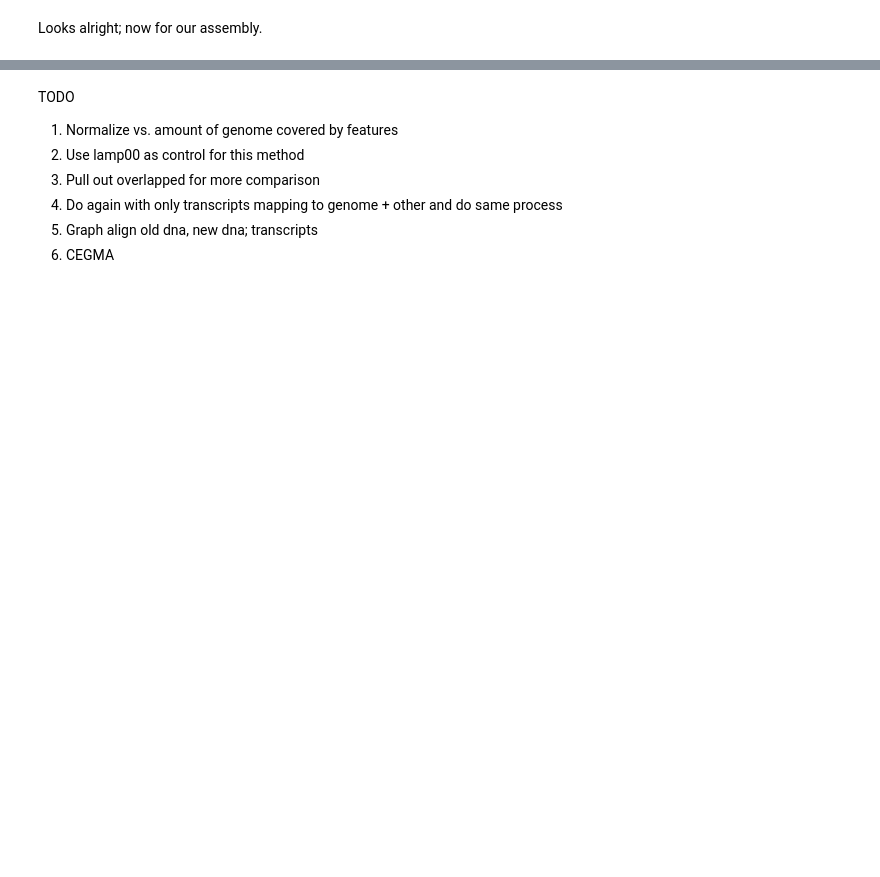
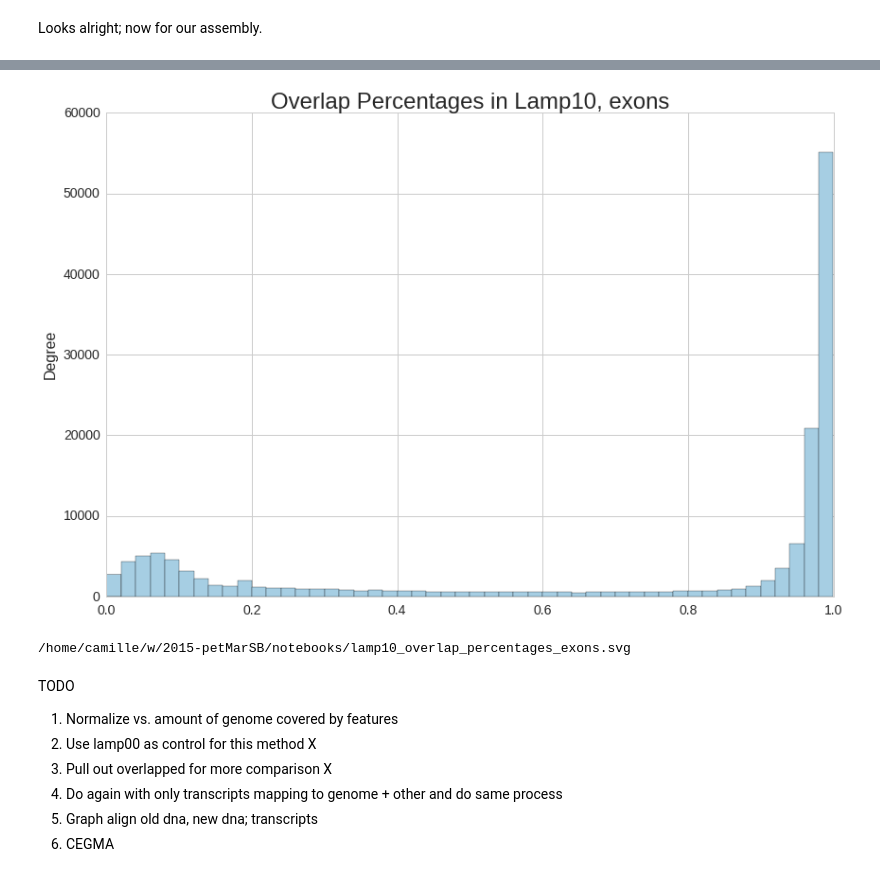
Before and after one commit to standage/2015-petMarSB, a Jupyter notebook: notebooks/petmar-cross-validate.ipynb, the cells around one changed output, grey strips where cells are left out. Saved outputs shown, nothing was run; the diff lists cells and outputs as text; code cells hidden in the pictures; blank space fills up the shorter version.

```diff
--- a/notebooks/petmar-cross-validate.ipynb
+++ b/notebooks/petmar-cross-validate.ipynb
@@ -213,0 +340,2 @@ quantify_overlaps(lamp03_pM_df)
+# %%
+lamp10_overlaps = get_overlaps(lamp10_pM_df, petMar2_idb)
@@ -213,0 +366,6 @@ quantify_overlaps(lamp03_pM_df)
+# %%
+with FigManager('lamp10_overlap_type_counts', figsize=norm_size, show=True) as (fig, ax):
+    lamp10_overlaps[lamp10_overlaps.feature.isin(['exon', 'CDS', 'gene'])].\
+        groupby('overlap_type').count().length.plot(kind='bar', fig=fig, ax=ax)
+    ax.set_title('Overlap Type Counts in Lamp10')
+FileLink('lamp10_overlap_type_counts.svg')
@@ -213,0 +375,5 @@ quantify_overlaps(lamp03_pM_df)
+# %%
+with FigManager('lamp10_overlap_percentages_all', figsize=norm_size, show=True) as (fig, ax):
+    lamp10_overlaps[lamp10_overlaps.overlap_type == 'overlaps'].percent.plot(kind='hist', fig=fig, ax=ax, bins=50)
+    ax.set_title('Overlap Percentages in Lamp10, all Features')
+FileLink('lamp10_overlap_percentages_all.svg')
@@ -214,8 +383,18 @@ quantify_overlaps(lamp03_pM_df)
+# %%
+with FigManager('lamp10_overlap_percentages_exons', figsize=norm_size, show=True) as (fig, ax):
+    lamp10_overlaps[(lamp10_overlaps.overlap_type == 'overlaps') & \
+                    (lamp10_overlaps.feature == 'exon')].percent.plot(kind='hist',
+                                                                                             fig=fig, ax=ax, bins=50)
+    ax.set_title('Overlap Percentages in Lamp10, exons')
+FileLink('lamp10_overlap_percentages_exons.svg')
+# %% [output]
+[figure, added]
+/home/camille/w/2015-petMarSB/notebooks/lamp10_overlap_percentages_exons.svg
 # %% [markdown]
 TODO
 1. Normalize vs. amount of genome covered by features
-2. Use lamp00 as control for this method
-3. Pull out overlapped for more comparison
+2. Use lamp00 as control for this method X
+3. Pull out overlapped for more comparison X
 4. Do again with only transcripts mapping to genome + other and do same process
 5. Graph align old dna, new dna; transcripts
 6. CEGMA
```
Also changed, not shown: parts of 43 cells of this notebook.
